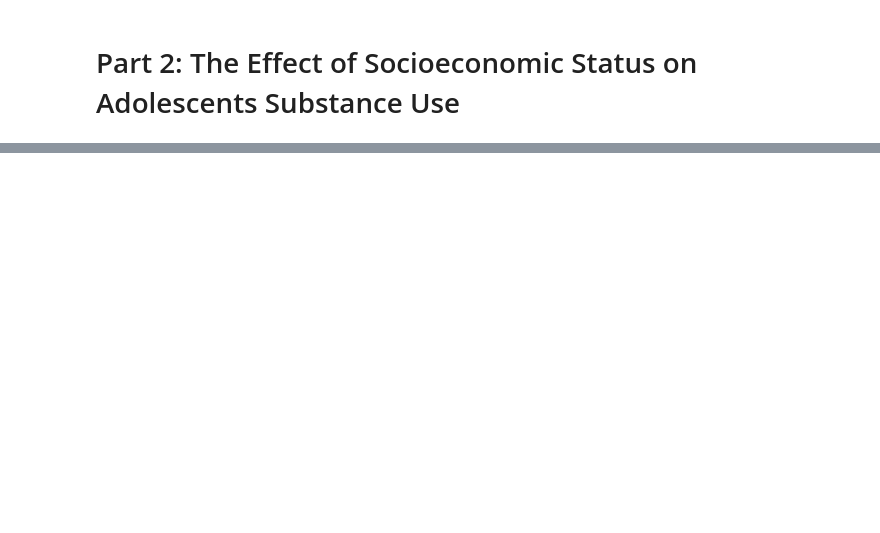
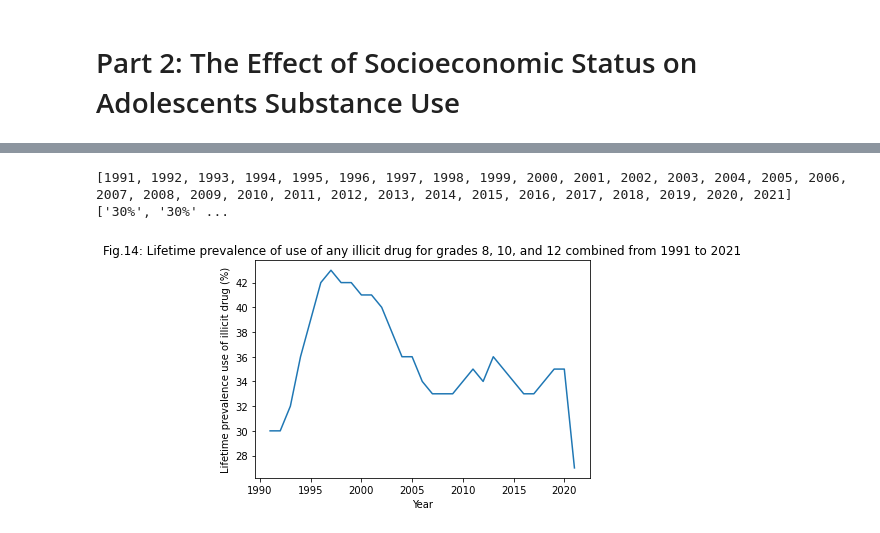
Before and after one commit to MoniV18/Project, a Jupyter notebook: BDATA_Project_2.ipynb, the cells around one changed output, grey strips where cells are left out. Saved outputs shown, nothing was run; the diff lists cells and outputs as text; code cells hidden in the pictures; blank space fills up the shorter version.

```diff
--- a/BDATA_Project_2.ipynb
+++ b/BDATA_Project_2.ipynb
@@ -644,0 +132,27 @@ Notes:
+# %%
+Year = list(df['Year'])
+lifetime_prevalence_any_illicit_drug = list(df['lifetime_prevalence_any_illicit_drug'])
+
+print(Year,lifetime_prevalence_any_illicit_drug)
+# %% [output]
+[1991, 1992, 1993, 1994, 1995, 1996, 1997, 1998, 1999, 2000, 2001, 2002, 2003, 2004, 2005, 2006, 2007, 2008, 2009, 2010, 2011, 2012, 2013, 2014, 2015, 2016, 2017, 2018, 2019, 2020, 2021] ['30%', '30%' ...
+# %%
+import matplotlib.pyplot as plt
+
+#Input your yearly dates
+x = 1991, 1992, 1993, 1994, 1995, 1996, 1997, 1998, 1999, 2000, 2001, 2002, 2003, 2004, 2005, 2006, 2007, 2008, 2009, 2010, 2011, 2012, 2013, 2014, 2015, 2016, 2017, 2018, 2019, 2020, 2021
+
+#Make sure there's no percent symbols
+y = 30, 30, 32, 36, 39, 42, 43, 42, 42, 41, 41, 40, 38, 36, 36, 34, 33, 33, 33, 34, 35, 34, 36, 35, 34, 33, 33, 34, 35, 35, 27
+
+#Directions to making the figure
+fig, ax = plt.subplots()
+plt.plot(x, y)
+
+plt.title('Fig.14: Lifetime prevalence of use of any illicit drug for grades 8, 10, and 12 combined from 1991 to 2021')
+plt.xlabel('Year')
+plt.ylabel('Lifetime prevalence use of illicit drug (%)')
+
+plt.show()
+# %% [output]
+[figure, added]
```
Also changed, not shown: parts of 49 cells of this notebook, 1 other file.
